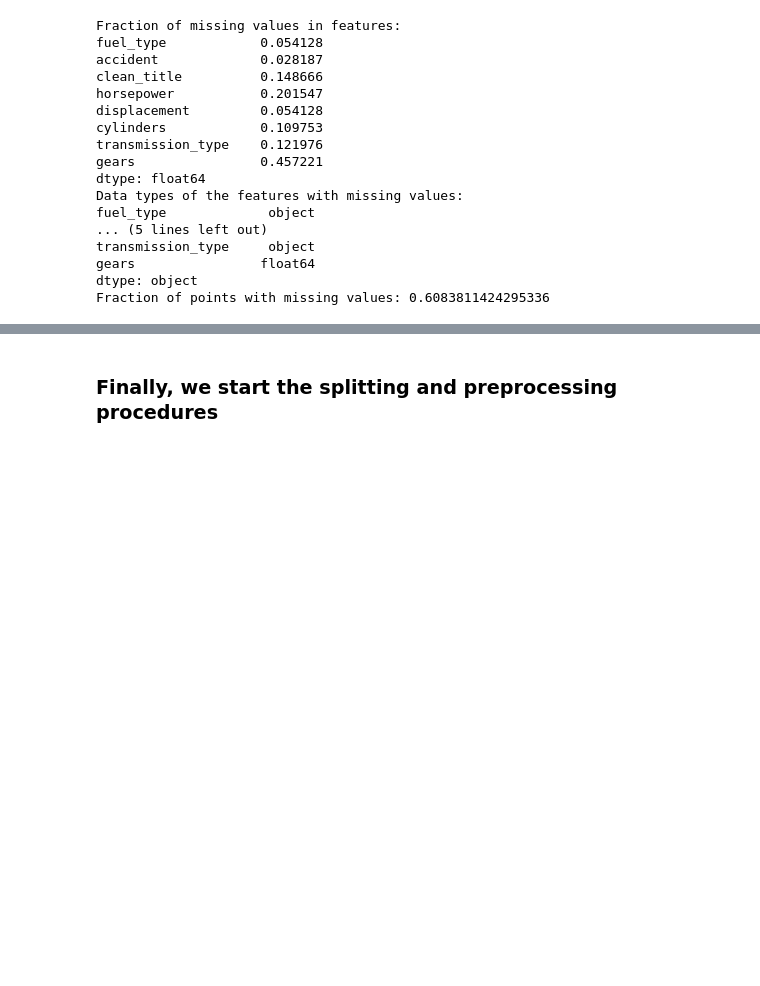
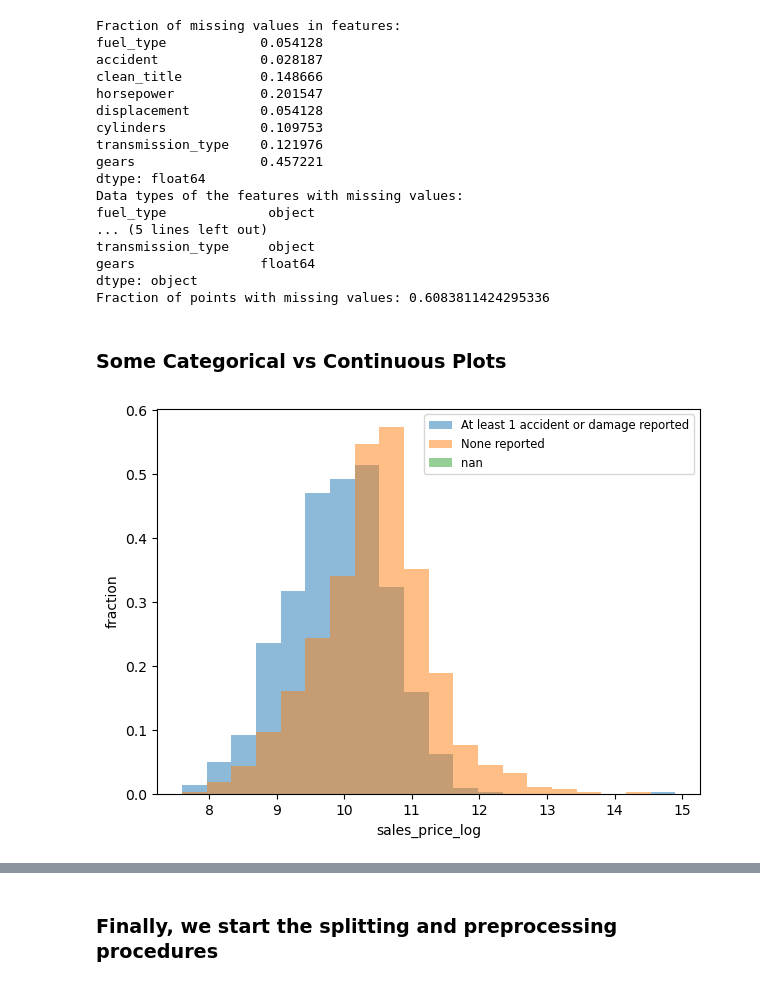
Before and after one commit to lshiyu4210/used_car_price_prediction, a Jupyter notebook: midterm.ipynb, the cells around one changed output, grey strips where cells are left out. Saved outputs shown, nothing was run; the diff lists cells and outputs as text; code cells hidden in the pictures; blank space fills up the shorter version.

```diff
--- a/midterm.ipynb
+++ b/midterm.ipynb
@@ -302,3 +321,20 @@ transmission_type     object
 gears                float64
 dtype: object
 Fraction of points with missing values: 0.6083811424295336
+# %% [markdown]
+### Some Categorical vs Continuous Plots
+# %%
+# Accident vs log sales price
+categories = used_car['accident'].unique()
+bin_range = (used_car['sales_price_log'].min(),used_car['sales_price_log'].max())
+
+plt.figure(figsize=(7,5))
+
+for c in categories:
+    plt.hist(used_car[used_car['accident']==c]['sales_price_log'],alpha=0.5,label=c,range=bin_range,bins=20,density=True)
+plt.legend(fontsize='small')
+plt.ylabel('fraction')
+plt.xlabel('sales_price_log')
+plt.show()
+# %% [output]
+[figure, added]
```
Also changed, not shown: parts of 22 cells of this notebook, 1 other file.
